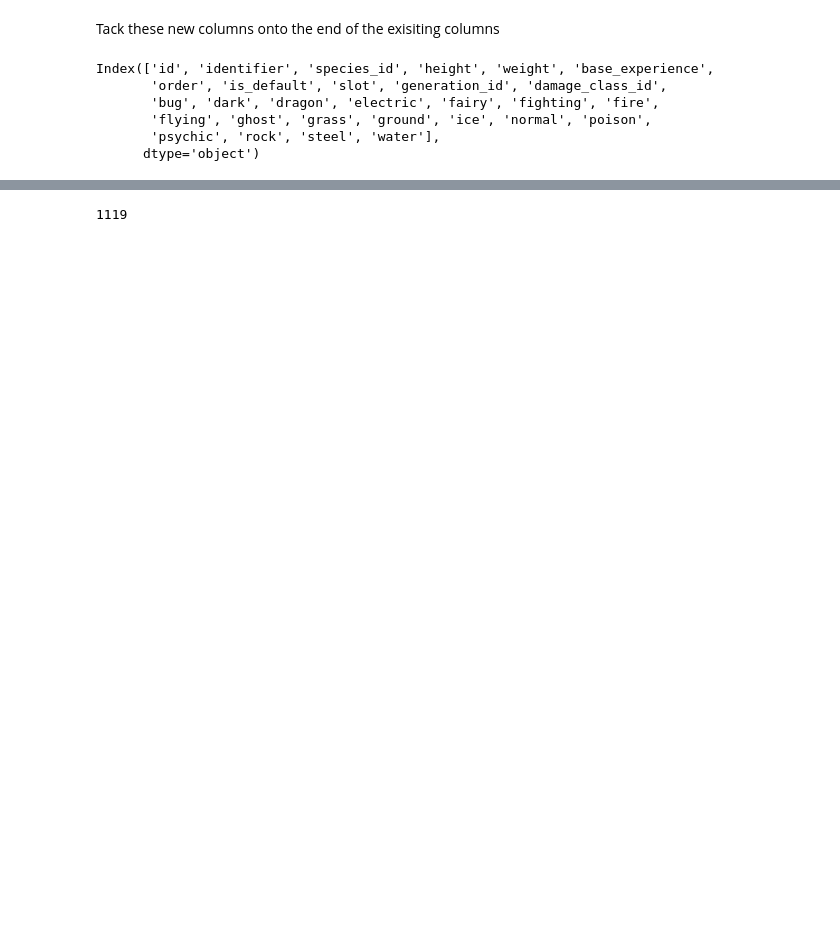
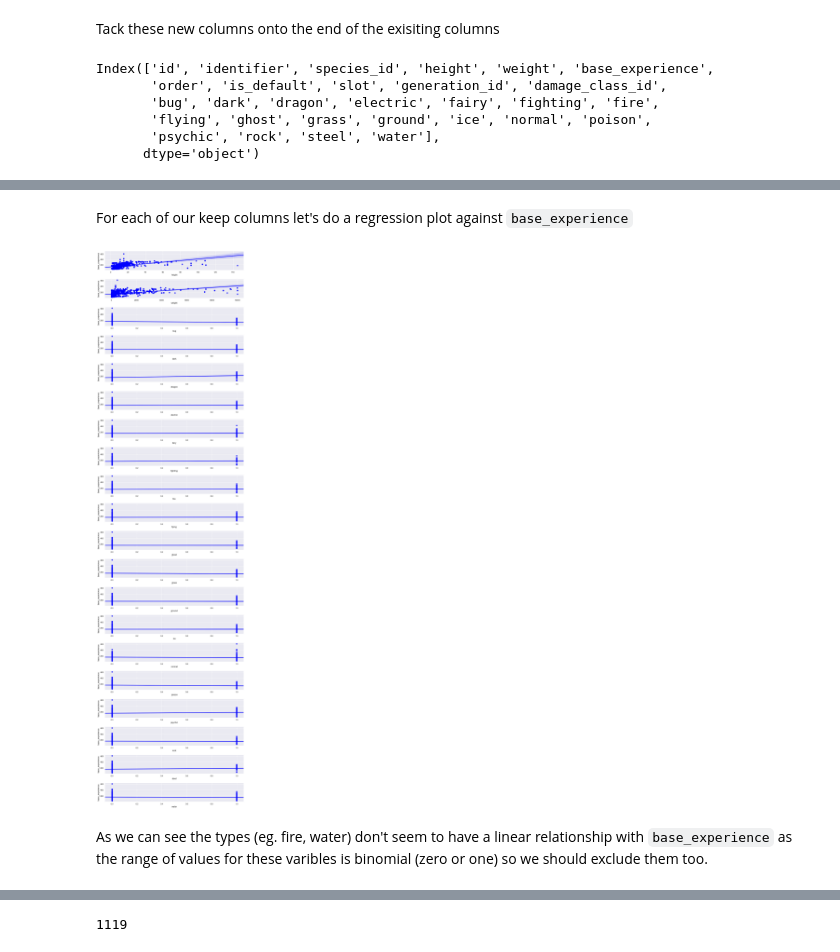
Before and after one commit to ryancollingwood/Pokedex, a Jupyter notebook: Pokedex.ipynb, the cells around one changed output, grey strips where cells are left out. Drawn from its saved outputs; the diff is of its cells as text; code cells hidden in the pictures; blank space fills up the shorter version.

Commit message:
Beefed up the explanation and evaluation of the linear model.

```diff
--- a/Pokedex.ipynb
+++ b/Pokedex.ipynb
@@ -689,0 +693,7 @@ lm = LinearRegression()
+# %%
+# the columns we want to exclude from our linear model
+lm_drop_columns = ["id", "identifier", "order", "is_default", "slot", "damage_class_id", "species_id", "generation_id"]
+# %%
+# so lets see what we're keeping
+lm_keep_columns = [col for col in df_pokemon.columns if col not in lm_drop_columns]
+lm_keep_columns
@@ -689,0 +718,26 @@ lm = LinearRegression()
+# %% [markdown]
+For each of our keep columns let's do a regression plot against `base_experience`
+# %%
+a4_dims = (11.7, 8.27)
+# fig, axs = plt.subplots(ncols=2, nrows = math.ceil(len(lm_keep_columns)/2), figsize=a4_dims)
+
+sns.set(font_scale=1)
+fig, axs = plt.subplots(nrows = len(lm_keep_columns)-1, figsize=(12.4, 50.54))
+
+row = 0
+for i, keep_column in enumerate(lm_keep_columns):
+
+    if keep_column == "base_experience":
+        continue
+
+    sns.regplot(x = keep_column,  y = "base_experience", data = df_pokemon, color = "blue", ax=axs[row])
+
+    row += 1
+
+sns.plt.subplots_adjust(hspace = 0.5)
+
+sns.plt.show()
+# %% [output]
+[figure, added]
+# %% [markdown]
+As we can see the types (eg. fire, water) don't seem to have a linear relationship with `base_experience` as the range of values for these varibles is binomial (zero or one) so we should exclude them too.
```
Also changed, not shown: parts of 46 cells of this notebook.
